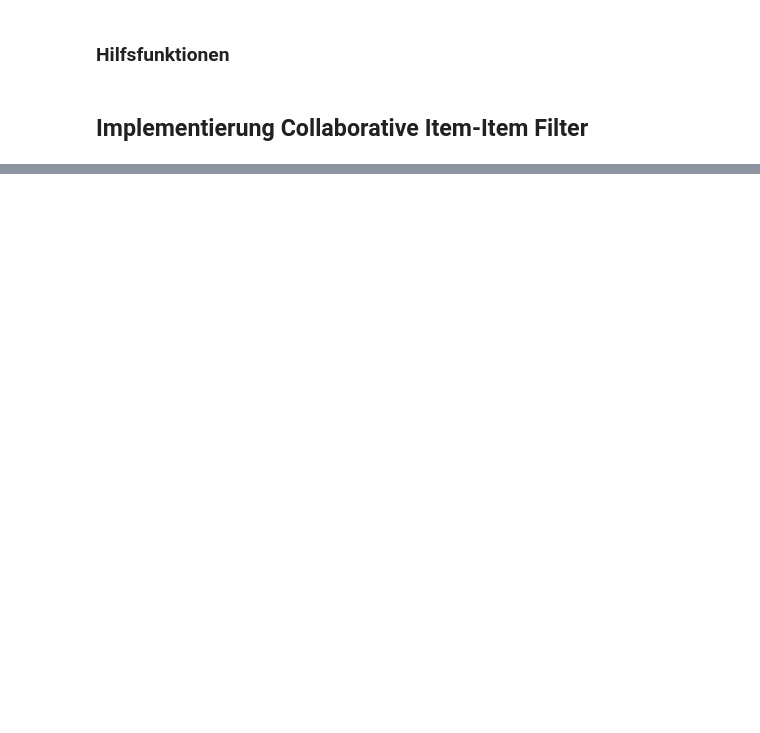
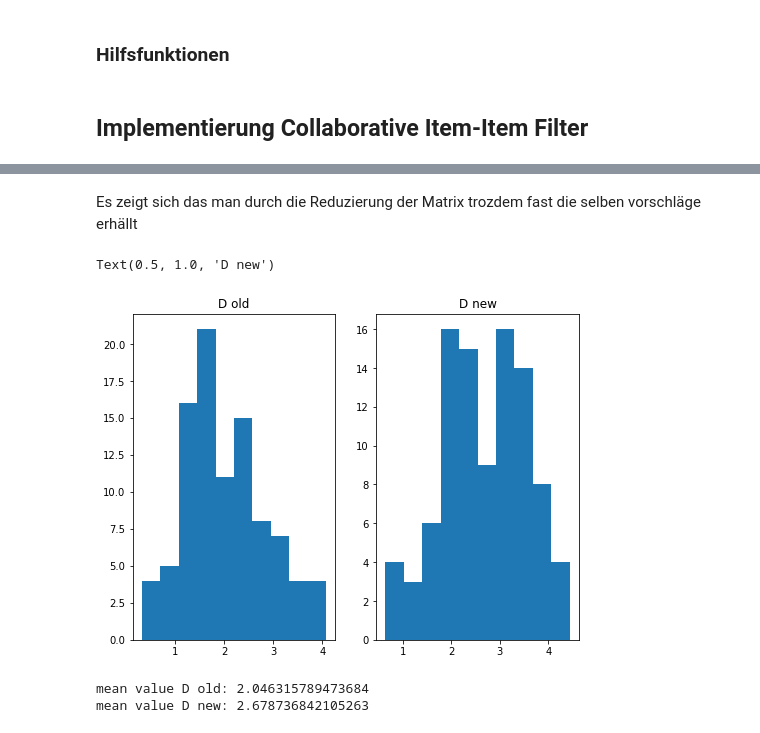
Before and after one commit to mejusmajus/DataScience21, a Jupyter notebook: Block_2/Assignments/UseCase_RecommendationSystems.ipynb, the cells around one changed output, grey strips where cells are left out. Drawn from its saved outputs; the diff is of its cells as text; code cells hidden in the pictures; blank space fills up the shorter version.

```diff
--- a/Block_2/Assignments/UseCase_RecommendationSystems.ipynb
+++ b/Block_2/Assignments/UseCase_RecommendationSystems.ipynb
@@ -361,0 +437,5 @@ np.mean(test_res_manh)
+# %%
+# now reconstruct with loss
+# using only the 40 of 1682 singular values
+numof_singular_val = 40
+D_new = np.dot(U[:,:numof_singular_val]*S[:numof_singular_val],V[:numof_singular_val,:])
@@ -361,0 +444,4 @@ np.mean(test_res_manh)
+# %%
+D_old = D_train
+print("D old:")
+CII("Star",D_old)
@@ -361,0 +469,21 @@ np.mean(test_res_manh)
+# %% [markdown]
+Es zeigt sich das man durch die Reduzierung der Matrix trozdem fast die selben vorschläge erhällt
+# %%
+test_res_D_old = test_Score(D_old,R_test)
+test_res_D_new = test_Score(D_new,R_test)
+
+fig, (ax1, ax2) = plt.subplots(1, 2, figsize=(8,6))
+
+ax1.hist(test_res_D_old)
+ax1.set_title('D old')
+ax2.hist(test_res_D_new)
+ax2.set_title('D new')
+# %% [output]
+Text(0.5, 1.0, 'D new')
+[figure, added]
+# %%
+print('mean value D old:', np.mean(test_res_D_old))
+print('mean value D new:', np.mean(test_res_D_new))
+# %% [output]
+mean value D old: 2.046315789473684
+mean value D new: 2.678736842105263
```
Also changed, not shown: parts of 58 cells of this notebook, 1 other file.
